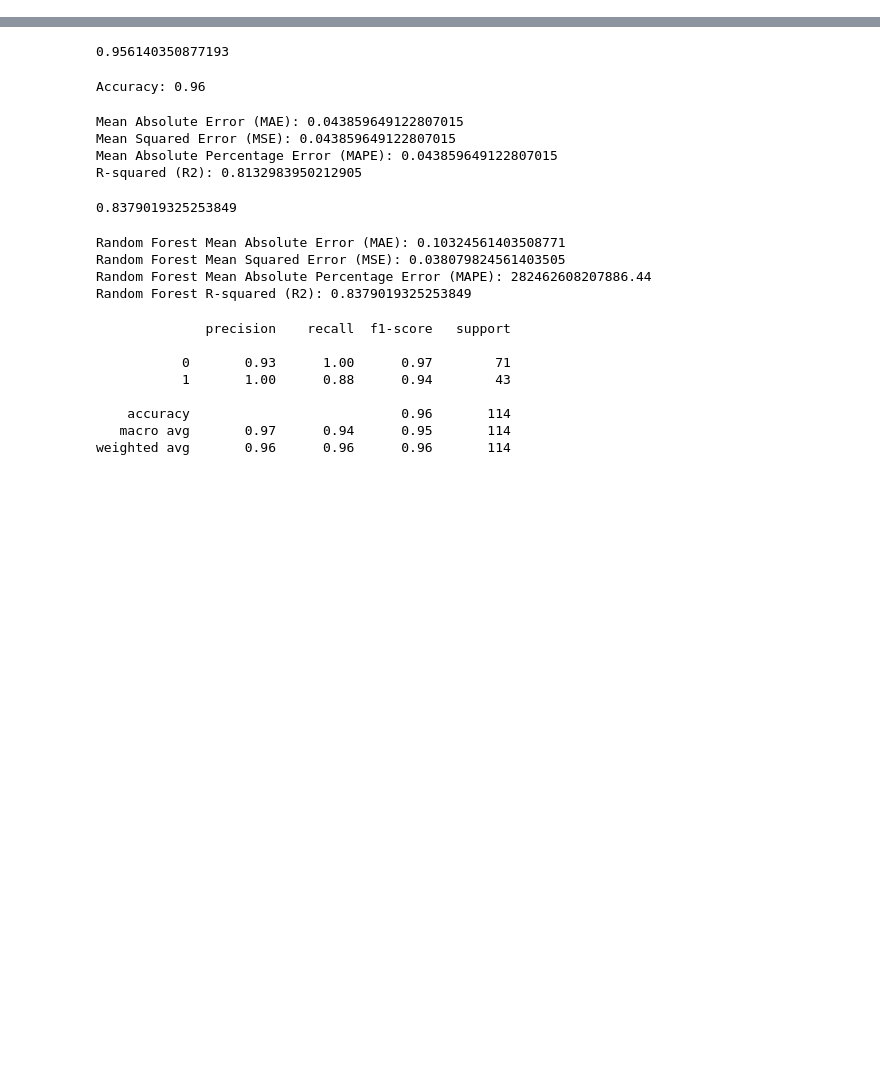
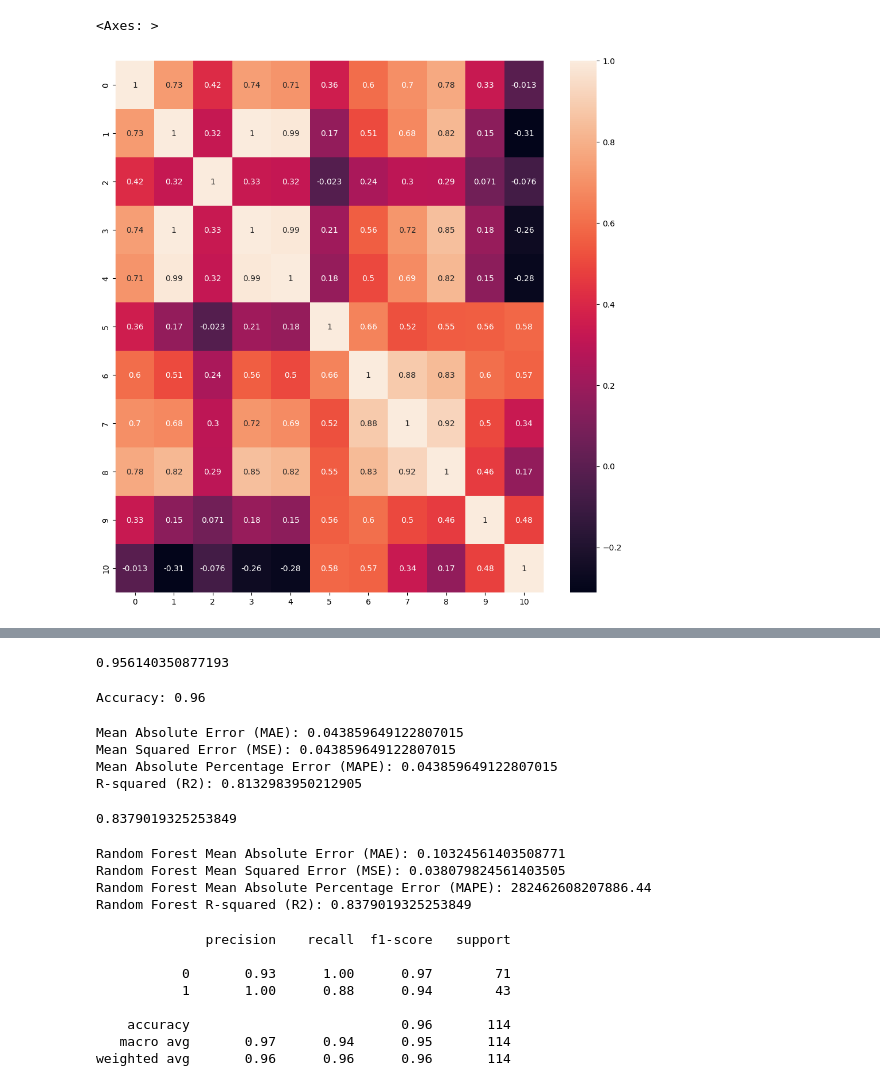
Before and after one commit to tech-challenge-grupo-10/tech-challenge-1-grupo-10, a Jupyter notebook: notebooks/analysis.ipynb, the cells around one changed output, grey strips where cells are left out. Drawn from its saved outputs; the diff is of its cells as text; code cells hidden in the pictures; blank space fills up the shorter version.

```diff
--- a/notebooks/analysis.ipynb
+++ b/notebooks/analysis.ipynb
@@ -17,0 +54,8 @@ df.head()
+# %%
+df = df.drop(df.columns[-1])
+
+df = df.rename({"concave points_mean":"concave_points_mean"})
+
+labelEncoder = LabelEncoder()
+adequated_diagnosis = pl.Series("diagnosis_int",labelEncoder.fit_transform(df.select('diagnosis')))
+df.insert_column(2, adequated_diagnosis)
@@ -18,5 +87,8 @@ df.head()
 # %%
-df_cut = df["diagnosis_int","radius_mean","texture_mean","perimeter_mean","area_mean","smoothness_mean","compactness_mean","concavity_mean","concave points_mean","symmetry_mean","fractal_dimension_mean"]
+df_cut = df["diagnosis_int","radius_mean","texture_mean","perimeter_mean","area_mean","smoothness_mean","compactness_mean","concavity_mean","concave_points_mean","symmetry_mean","fractal_dimension_mean"]
 correlation = df_cut.corr()
 fig, ax = plt.subplots(figsize=(12,12))
 sns.heatmap(correlation, annot=True, ax=ax)
+# %% [output]
+<Axes: >
+[figure, added]
```
Also changed, not shown: parts of 12 cells of this notebook, 1 other file.
